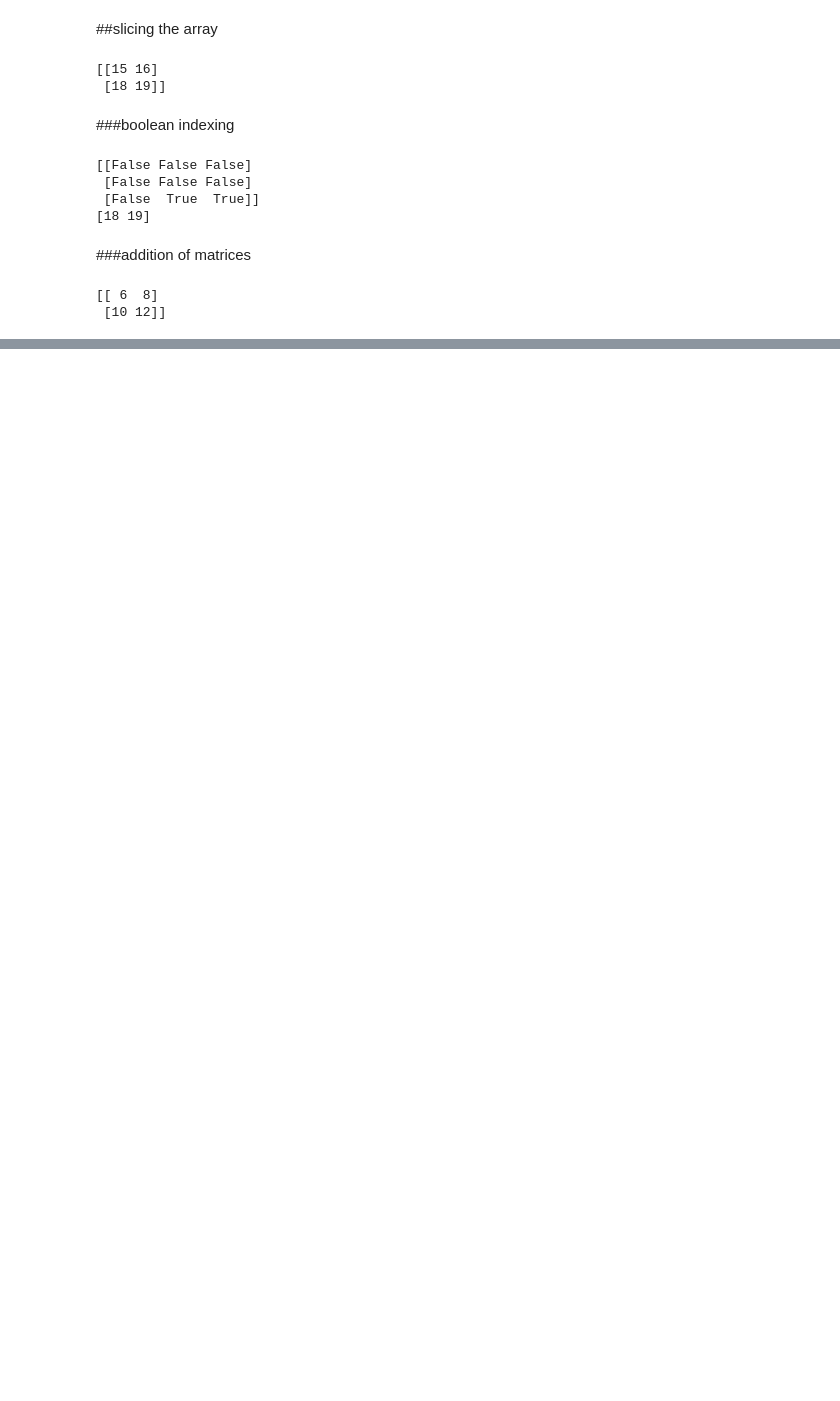
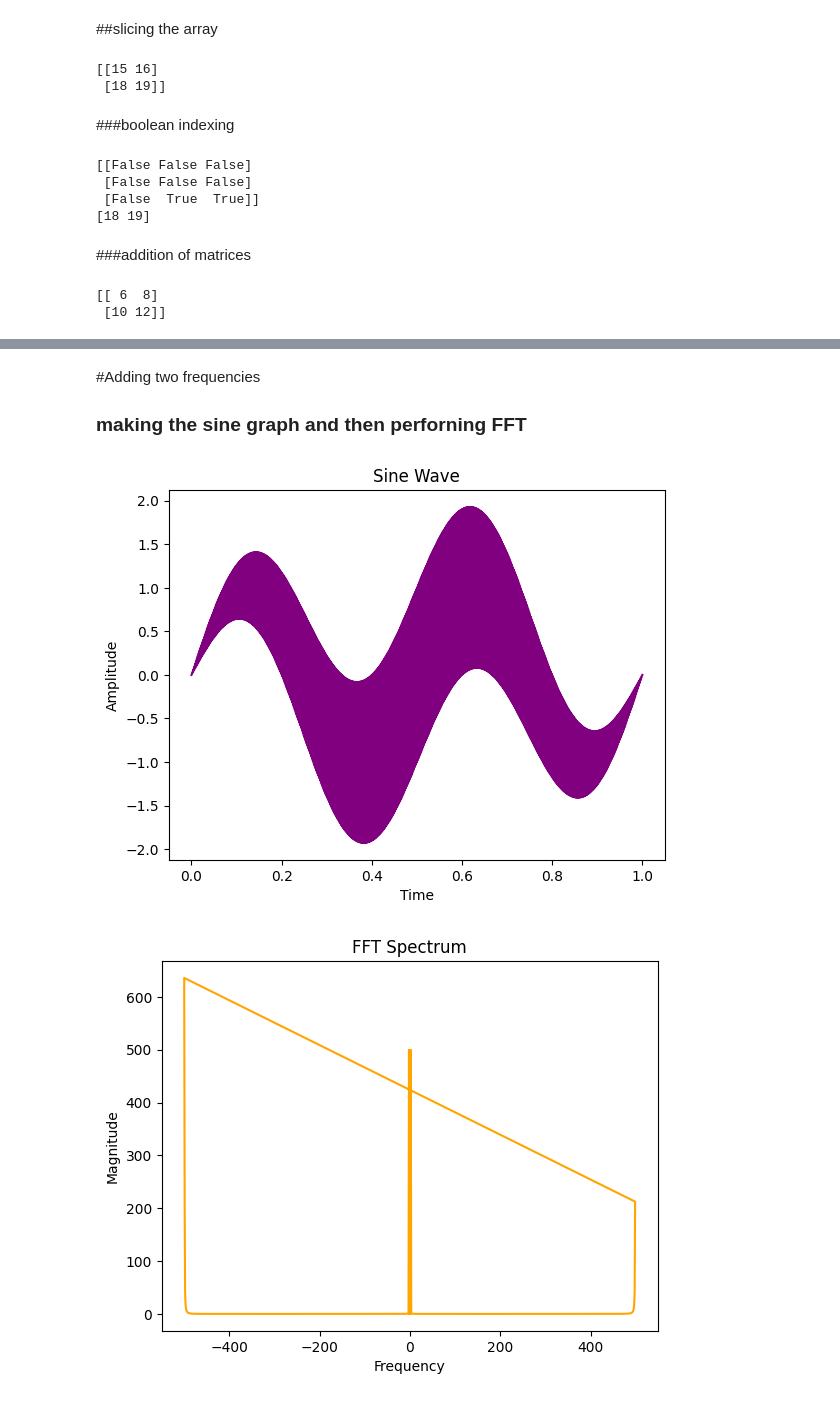
Before and after one commit to ayushi-006/Hands_on_Pandas-, a Jupyter notebook: PANDAS.ipynb, the cells around one changed output, grey strips where cells are left out. Saved outputs shown, nothing was run; the diff lists cells and outputs as text; code cells hidden in the pictures; blank space fills up the shorter version.

```diff
--- a/PANDAS.ipynb
+++ b/PANDAS.ipynb
@@ -866,0 +1095,39 @@ print(x+y)
+# %% [markdown]
+#Adding two frequencies
+### making the sine graph and then perforning FFT
+# %%
+import numpy as np
+from scipy import signal
+import matplotlib.pyplot as plt
+
+
+# Generate a time array
+t = np.linspace(0, 1, 1000)
+
+
+# Generate a signal with two frequencies
+frequency1 = 2000
+frequency2 = 500000
+signal_wave = np.sin(2 * np.pi * frequency1 * t) + np.sin(2 * np.pi * frequency2 * t)
+# Plot the signal
+plt.plot(t, signal_wave , color = "purple")
+plt.xlabel('Time')
+plt.ylabel('Amplitude')
+plt.title('Sine Wave')
+plt.show()
+
+# Compute the FFT
+fft = np.fft.fft(signal_wave)
+
+# Compute the frequencies corresponding to the FFT coefficients
+frequencies = np.fft.fftfreq(len(signal_wave), t[1] - t[0])
+
+# Plot the FFT spectrum
+plt.plot(frequencies, np.abs(fft)  , color ="orange")
+plt.xlabel('Frequency')
+plt.ylabel('Magnitude')
+plt.title('FFT Spectrum')
+plt.show()
+# %% [output]
+[figure, added]
+[figure, added]
```
Also changed, not shown: parts of 47 cells of this notebook.
